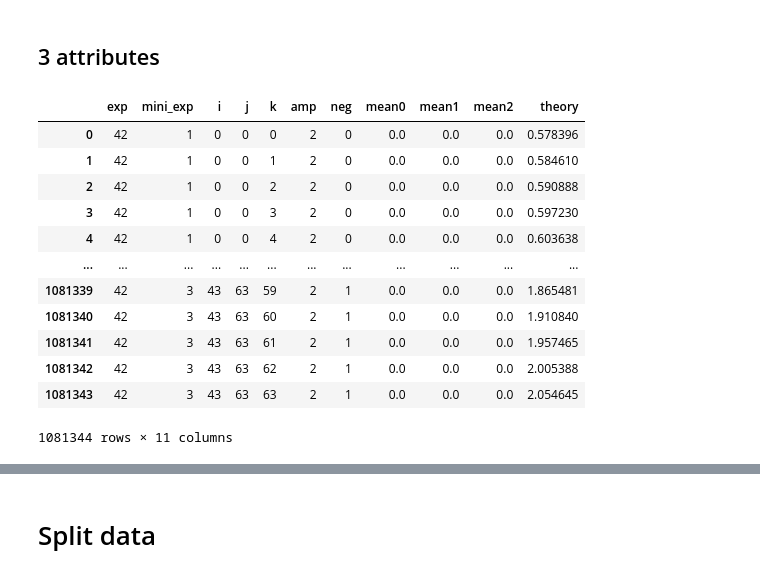
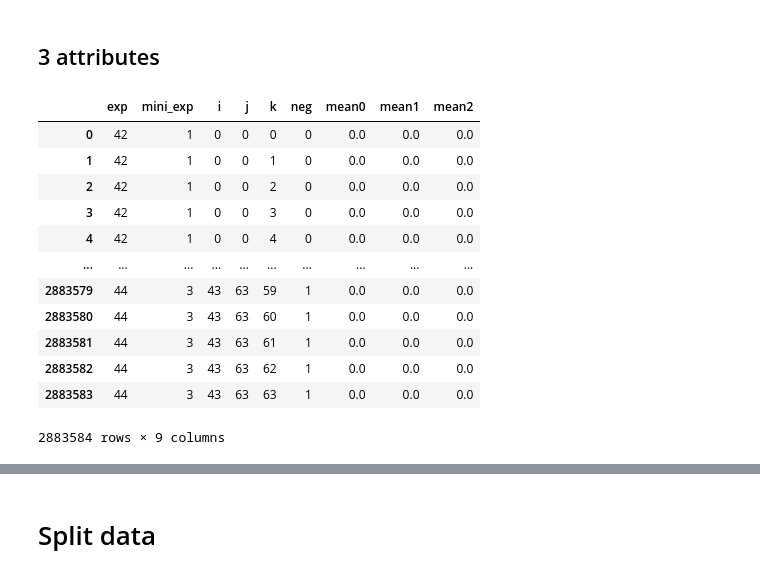
Before and after one commit to chikakoto/tdcs_thesis, a Jupyter notebook: notebooks/7.4_predict_sphere.ipynb, the cells around one changed output, grey strips where cells are left out. Drawn from its saved outputs; the diff is of its cells as text; code cells hidden in the pictures.

```diff
--- a/notebooks/7.4_predict_sphere.ipynb
+++ b/notebooks/7.4_predict_sphere.ipynb
@@ -53,27 +53,27 @@ df
 # %% [markdown]
 ## 3 attributes
 # %%
-file_mean = save_path+"fmap_mean_neg_amp_42.txt"
-columns_mean =['exp', 'mini_exp', 'i', 'j', 'k', 'amp', 'neg', 'mean0', 'mean1', 'mean2','theory']
+file_mean = save_path+"fmap_mean_neg_42to44.txt"
+columns_mean =['exp', 'mini_exp', 'i', 'j', 'k', 'neg', 'mean0', 'mean1', 'mean2']
 data = np.loadtxt(file_mean);
 # %%
 df = pd.DataFrame(data, columns=columns_mean)
-df = df.astype({"exp": int, "i": int, "j": int, "k": int, "mini_exp": int, "amp":int, "neg": int})
+df = df.astype({"exp": int, "i": int, "j": int, "k": int, "mini_exp": int, "neg": int})
 df
 # %% [output]
-|  | exp | mini_exp | i | j | k | amp | neg | mean0 | mean1 | mean2 | theory |
-| 0 | 42 | 1 | 0 | 0 | 0 | 2 | 0 | 0.0 | 0.0 | 0.0 | 0.578396 |
-| 1 | 42 | 1 | 0 | 0 | 1 | 2 | 0 | 0.0 | 0.0 | 0.0 | 0.584610 |
-| 2 | 42 | 1 | 0 | 0 | 2 | 2 | 0 | 0.0 | 0.0 | 0.0 | 0.590888 |
-| 3 | 42 | 1 | 0 | 0 | 3 | 2 | 0 | 0.0 | 0.0 | 0.0 | 0.597230 |
-| 4 | 42 | 1 | 0 | 0 | 4 | 2 | 0 | 0.0 | 0.0 | 0.0 | 0.603638 |
-| ... | ... | ... | ... | ... | ... | ... | ... | ... | ... | ... | ... |
-| 1081339 | 42 | 3 | 43 | 63 | 59 | 2 | 1 | 0.0 | 0.0 | 0.0 | 1.865481 |
-| 1081340 | 42 | 3 | 43 | 63 | 60 | 2 | 1 | 0.0 | 0.0 | 0.0 | 1.910840 |
-| 1081341 | 42 | 3 | 43 | 63 | 61 | 2 | 1 | 0.0 | 0.0 | 0.0 | 1.957465 |
-| 1081342 | 42 | 3 | 43 | 63 | 62 | 2 | 1 | 0.0 | 0.0 | 0.0 | 2.005388 |
-| 1081343 | 42 | 3 | 43 | 63 | 63 | 2 | 1 | 0.0 | 0.0 | 0.0 | 2.054645 |
+|  | exp | mini_exp | i | j | k | neg | mean0 | mean1 | mean2 |
+| 0 | 42 | 1 | 0 | 0 | 0 | 0 | 0.0 | 0.0 | 0.0 |
+| 1 | 42 | 1 | 0 | 0 | 1 | 0 | 0.0 | 0.0 | 0.0 |
+| 2 | 42 | 1 | 0 | 0 | 2 | 0 | 0.0 | 0.0 | 0.0 |
+| 3 | 42 | 1 | 0 | 0 | 3 | 0 | 0.0 | 0.0 | 0.0 |
+| 4 | 42 | 1 | 0 | 0 | 4 | 0 | 0.0 | 0.0 | 0.0 |
+| ... | ... | ... | ... | ... | ... | ... | ... | ... | ... |
+| 2883579 | 44 | 3 | 43 | 63 | 59 | 1 | 0.0 | 0.0 | 0.0 |
+| 2883580 | 44 | 3 | 43 | 63 | 60 | 1 | 0.0 | 0.0 | 0.0 |
+| 2883581 | 44 | 3 | 43 | 63 | 61 | 1 | 0.0 | 0.0 | 0.0 |
+| 2883582 | 44 | 3 | 43 | 63 | 62 | 1 | 0.0 | 0.0 | 0.0 |
+| 2883583 | 44 | 3 | 43 | 63 | 63 | 1 | 0.0 | 0.0 | 0.0 |
-1081344 rows × 11 columns
+2883584 rows × 9 columns
 # %%
 df.loc[(df['i']==10)&(df['j']==3)&(df['k']==10)]
 # %% [output]
```
Also changed, not shown: parts of 20 cells of this notebook, 5 other files.
